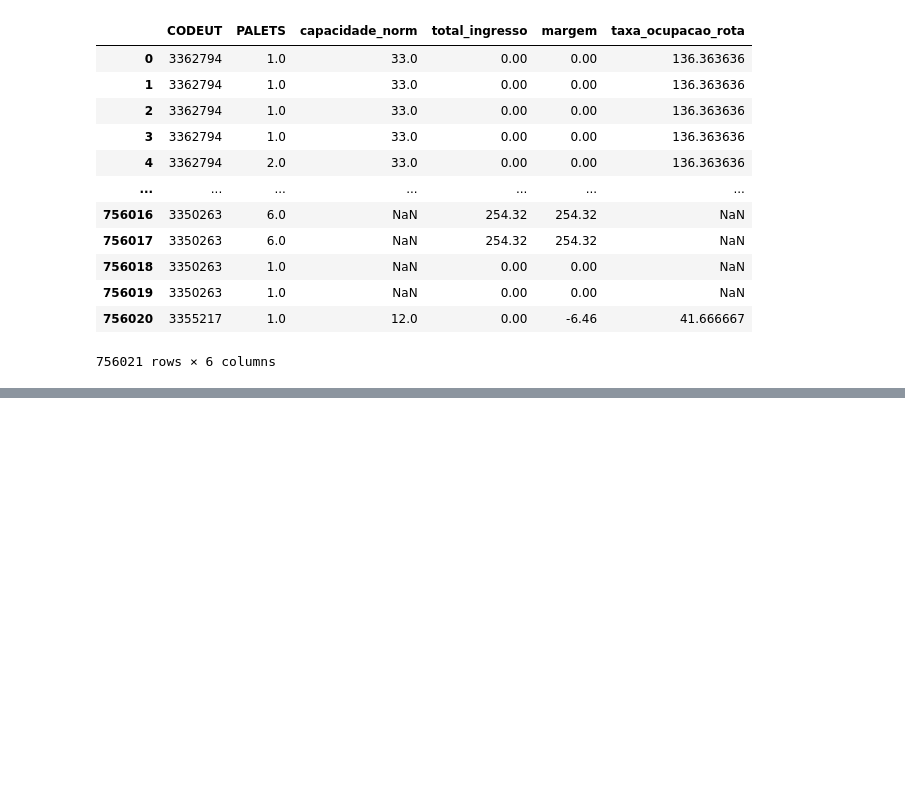
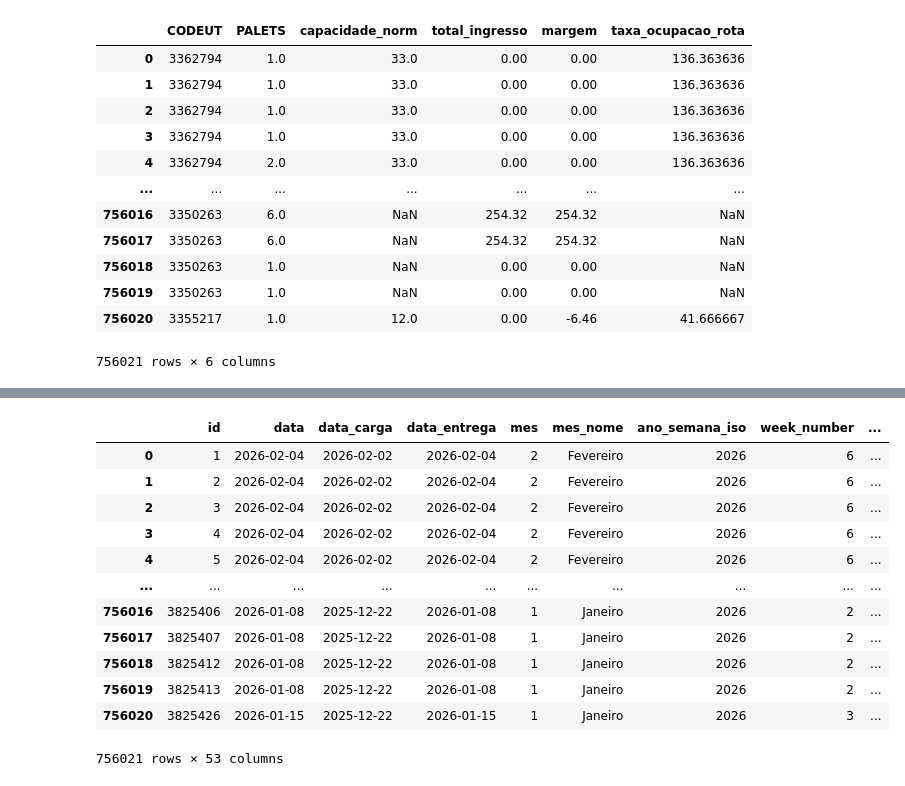
Before and after one commit to ruben-filipe-rocha/Salvesen, a Jupyter notebook: 02.Analise_Financeira/01_Fin_PBI_inform_27_v3_excel.ipynb, the cells around one changed output, grey strips where cells are left out. Cells and saved outputs as stored; diff of their text form; code cells hidden in the pictures; blank space fills up the shorter version.

```diff
--- a/02.Analise_Financeira/01_Fin_PBI_inform_27_v3_excel.ipynb
+++ b/02.Analise_Financeira/01_Fin_PBI_inform_27_v3_excel.ipynb
@@ -573,30 +575,44 @@ FileNotFoundError: [Errno 2] No such file or directory: '/Users/rr/Library/Mobil
 # %%
 # ==========================
 # 8. Tabela final
 # ==========================
 colunas_finais = [
-    'id', 'data', 'data_carga', 'data_entrega',
+    'id', 'data', 'data_carga', 'data_entrega','FENTREGA',
     'ano', 'mes', 'mes_nome', 'ano_semana_iso',
     'week_number', 'week_day_number', 'week_day',
     'CODEUT', 'CODEDT', 'REFERENCIA', 'CODACT', 'ACTIVIDAD',
     'TRANSPORTISTA', 'TRACTORA', 'CAMION_TIPO', 'CAMION_CAPACIDAD',
     'capacidade_original', 'capacidade_norm', 'PALETS', 'PESO_BRUTO',
     'INGRESODT', 'ingresso_danone', 'total_ingresso', 'COSTEDT',
     'custo_por_palete', 'ingresso_por_palete', 'margem',
     'margem_por_palete', 'total_paletes_rota', 'taxa_ocupacao_rota',
     'PROV_ORIGEN', 'LOCORIGEN', 'CPOSTAL',
     'longitude_origem', 'latitude_origem',
     'PROV_DESTINO', 'LOCDESTINO', 'CPOSTAD',
     'longitude_destino', 'latitude_destino',
     'PROV_ENTREGAR', 'PAISENTREGAR',
     'LOCCAR', 'LUGARCARGA', 'LOCDES', 'LUGARDESCARGA',
     'TIPOCLIENTE', 'TIPOFLUJO', 'dados_validos', 'ficheiro_origem',
 ]
 
 colunas_finais = [coluna for coluna in colunas_finais if coluna in df.columns]
 df_sel = df[colunas_finais].copy()
 
 if len(df_sel) != linhas_iniciais:
     raise ValueError('O número de linhas foi alterado durante os cruzamentos.')
 
 df_sel
+# %% [output]
+|  | id | data | data_carga | data_entrega | mes | mes_nome | ano_semana_iso | week_number | ... |
+| 0 | 1 | 2026-02-04 | 2026-02-02 | 2026-02-04 | 2 | Fevereiro | 2026 | 6 | ... |
+| 1 | 2 | 2026-02-04 | 2026-02-02 | 2026-02-04 | 2 | Fevereiro | 2026 | 6 | ... |
+| 2 | 3 | 2026-02-04 | 2026-02-02 | 2026-02-04 | 2 | Fevereiro | 2026 | 6 | ... |
+| 3 | 4 | 2026-02-04 | 2026-02-02 | 2026-02-04 | 2 | Fevereiro | 2026 | 6 | ... |
+| 4 | 5 | 2026-02-04 | 2026-02-02 | 2026-02-04 | 2 | Fevereiro | 2026 | 6 | ... |
+| ... | ... | ... | ... | ... | ... | ... | ... | ... | ... |
+| 756016 | 3825406 | 2026-01-08 | 2025-12-22 | 2026-01-08 | 1 | Janeiro | 2026 | 2 | ... |
+| 756017 | 3825407 | 2026-01-08 | 2025-12-22 | 2026-01-08 | 1 | Janeiro | 2026 | 2 | ... |
+| 756018 | 3825412 | 2026-01-08 | 2025-12-22 | 2026-01-08 | 1 | Janeiro | 2026 | 2 | ... |
+| 756019 | 3825413 | 2026-01-08 | 2025-12-22 | 2026-01-08 | 1 | Janeiro | 2026 | 2 | ... |
+| 756020 | 3825426 | 2026-01-15 | 2025-12-22 | 2026-01-15 | 1 | Janeiro | 2026 | 3 | ... |
+756021 rows × 53 columns
```
Also changed, not shown: parts of 4 cells of this notebook.
